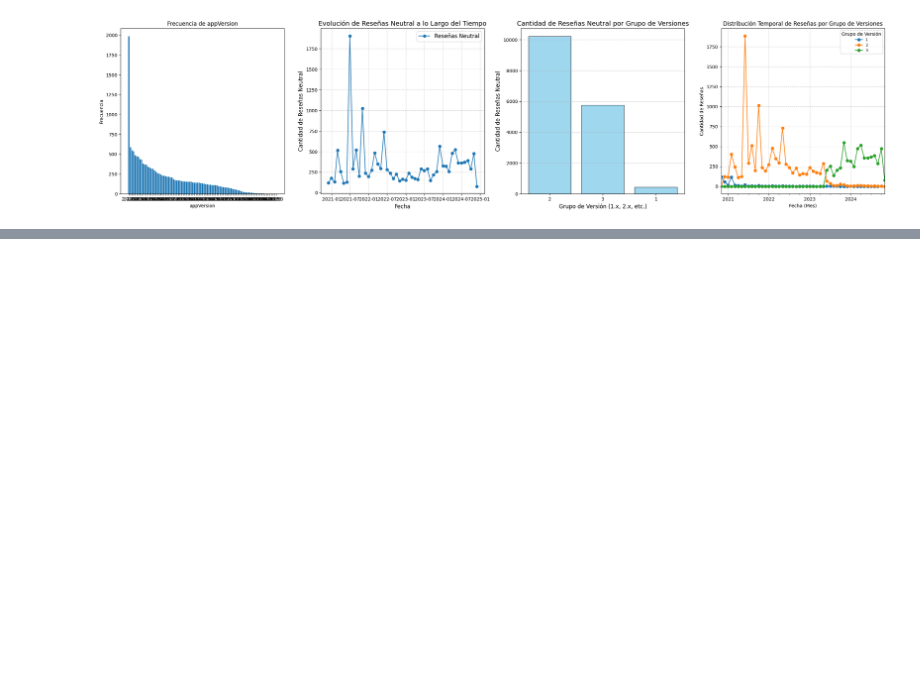
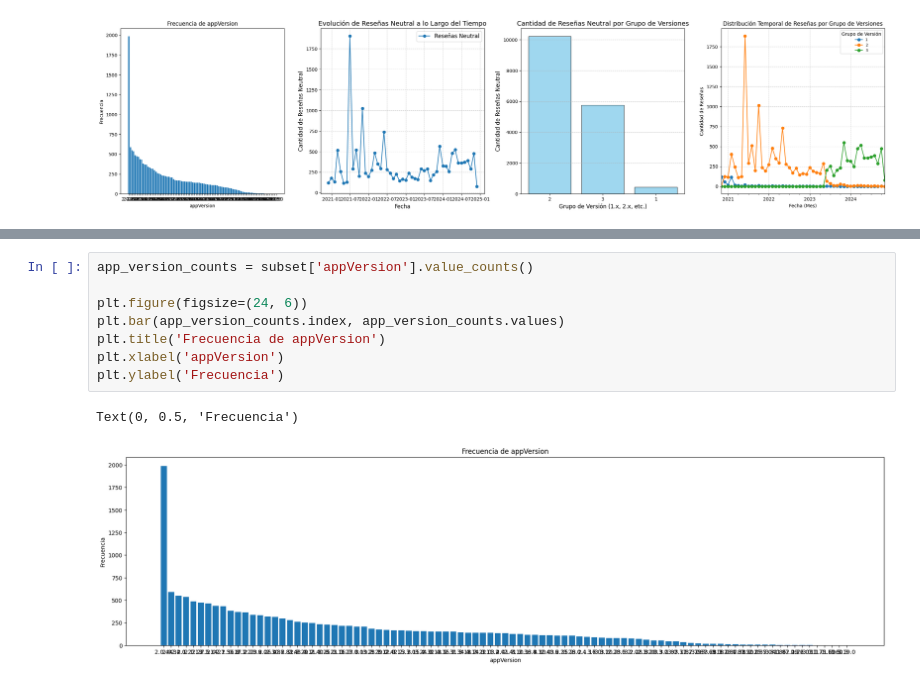
Before and after one commit to LuisSante/sentiment-analysis, a Jupyter notebook: colabs/columns_our.ipynb, the cells around one changed output, grey strips where cells are left out. Drawn from its saved outputs; the diff is of its cells as text; blank space fills up the shorter version.

```diff
--- a/colabs/columns_our.ipynb
+++ b/colabs/columns_our.ipynb
@@ -138,3 +142,14 @@ plt.show()
+# %%
+app_version_counts = subset['appVersion'].value_counts()
+
+plt.figure(figsize=(24, 6))
+plt.bar(app_version_counts.index, app_version_counts.values)
+plt.title('Frecuencia de appVersion')
+plt.xlabel('appVersion')
+plt.ylabel('Frecuencia')
+# %% [output]
+Text(0, 0.5, 'Frecuencia')
+[figure, added]
 # %%
 subset_negatives['version_group'] = subset_negatives['appVersion'].str.split(
     '.').str[0]
```
Also changed, not shown: parts of 4 cells of this notebook, 2 other files.
